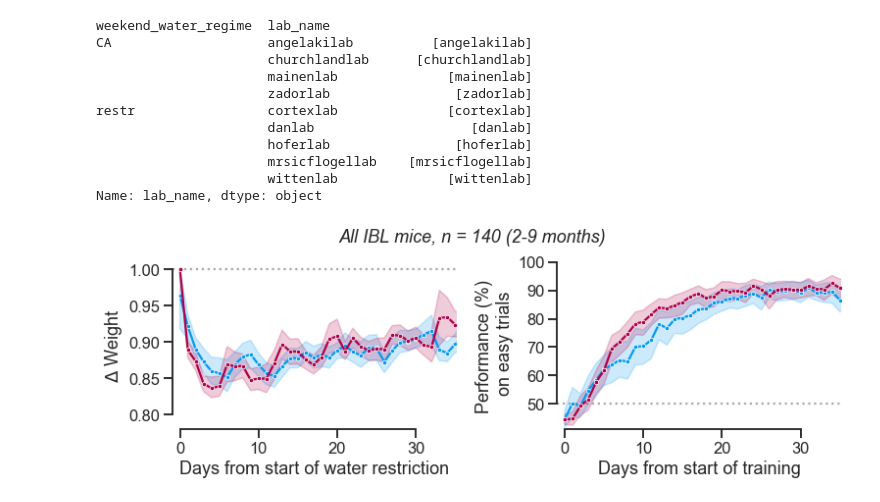
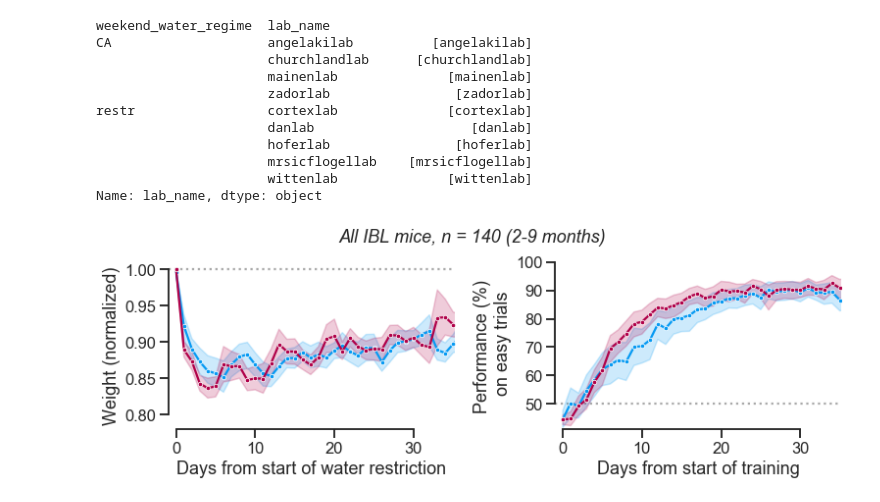
Before and after one commit to int-brain-lab/citricAcid, a Jupyter notebook: brainwidemap_mice.ipynb, the cells around one changed output. Saved outputs shown, nothing was run; the diff lists cells and outputs as text; code cells hidden in the pictures.

```diff
--- a/brainwidemap_mice.ipynb
+++ b/brainwidemap_mice.ipynb
@@ -101,6 +100,19 @@ for index, sjdatgr in df.groupby(['subject_nickname']):
             print('%s''s first WR has no end date'%subj_q.fetch1('subject_nickname'))
 
         else:
+
+            # ensure we add a weight on the day that was logged as start of WR
+            sjdat = sjdat.append({'subject_uuid':sjdat.subject_uuid.unique().item(),
+                          'subject_nickname':sjdat.subject_nickname.unique().item(),
+                          'sex':sjdat.sex.unique().item(),
+                          'subject_birth_date':sjdat.subject_birth_date.unique().item(),
+                          'weekend_water_regime':sjdat.weekend_water_regime.unique().item(),
+                          'watertype':'water',
+                          'lab_name':sjdat.lab_name.unique().item(),
+                          'subject_project':sjdat.subject_project.unique().item(),
+                          'session_date':restrictions.restriction_start_date.item(),
+                          'avg_weight':restrictions.reference_weight.item()}, ignore_index=True)
+
             # look at weight curves as a function the animal's reference weight
             sjdat['norm_weight'] = sjdat['avg_weight'] / restrictions.reference_weight.item()
 
@@ -148,7 +160,7 @@ df['session_age'] = (df.session_date - df.subject_birth_date)
 df['session_date'] = pd.to_datetime(df.session_date)
 df['week_number']  = df['session_date'].dt.week
 df['weekday_name'] = df['session_date'].dt.day_name()
-df['days_weight']  = df['days_weight'].dt.days
+#df['days_weight']  = df['days_weight'].dt.days
 
 df.groupby(['days_weight'])['session_age'].describe()
 # %% [output]
@@ -208,29 +220,29 @@ Name: lab_name, dtype: object
 # %%
 ## NOW PLOT
 condition_order = [ "restr", "CA"]
 palette = sns.xkcd_palette(['azure', 'raspberry'])
 f, ax = plt.subplots(ncols=2, nrows=1, figsize=[11, 4])
 sns.lineplot(data=df, x='day_restr', y='norm_weight', hue='weekend_water_regime',
                  palette=palette, hue_order=condition_order, ax=ax[0], legend=False,
                 err_style='band', marker='.')
 ax[0].set_xlim([-1, 35.2]) # how many days to show?
 ax[0].set_ylim([0.78, 1.01])
 ax[0].axhline(y=1, color='darkgrey', linestyle=':', zorder=-100)
-ax[0].set(xlabel='Days from start of water restriction', ylabel="$\Delta$ Weight")
+ax[0].set(xlabel='Days from start of water restriction', ylabel="Weight (normalized)")
 
 sns.lineplot(data=behav, x='training_day', y='performance_easy', hue='weekend_water_regime',
                  palette=palette, hue_order=condition_order, ax=ax[1], legend=False,
                 err_style='band', marker='.')
 ax[1].set_xlim(ax[0].get_xlim())
 ax[1].set_ylim([41, 100])
 ax[1].axhline(y=50, color='darkgrey', linestyle=':', zorder=-100)
 
 ax[1].axhline(y=1, color='darkgrey', linestyle=':', zorder=-100)
 ax[1].set(xlabel='Days from start of training', ylabel="Performance (%)\n on easy trials")
 
 f.suptitle('All IBL mice, n = %d (2-9 months)'%behav.subject_uuid.nunique(), fontsize=18, fontstyle='italic')
 sns.despine(trim=True)
 f.tight_layout(rect=[0, 0.03, 1, 0.95])
 f.savefig(os.path.join(figpath, "ibl_learningcurves.pdf"))
 # %% [output]
-[figure, old version]
+[figure, new version]
```
Also changed, not shown: parts of 2 cells of this notebook, 27 other files.
